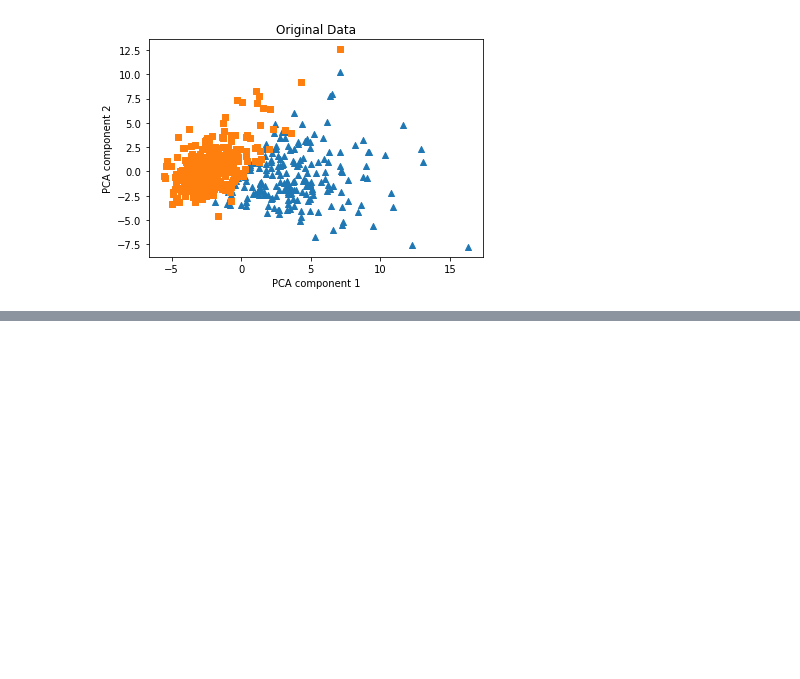
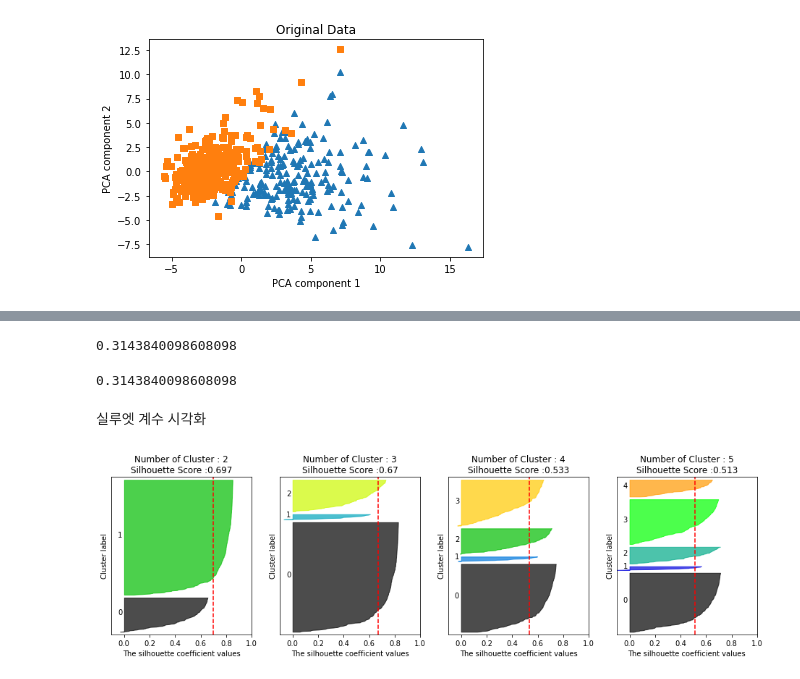
Before and after one commit to kvvonhyuntae/03.-MachineLearning-2021.11-, a Jupyter notebook: 05.차원축소/Breast_Cancer.ipynb, the cells around one changed output, grey strips where cells are left out. Cells and saved outputs as stored; diff of their text form; code cells hidden in the pictures; blank space fills up the shorter version.

```diff
--- a/05.차원축소/Breast_Cancer.ipynb
+++ b/05.차원축소/Breast_Cancer.ipynb
@@ -235,0 +258,15 @@ plt.show()
+# %%
+df['실루엣 계수'].mean()
+# %% [output]
+0.3143840098608098
+# %%
+silhouette_score(cencer_std, df.cluster)
+# %% [output]
+0.3143840098608098
+# %% [markdown]
+실루엣 계수 시각화
+# %%
+from visualize import visualize_silhouette
+visualize_silhouette([2,3,4,5], cencer.data)
+# %% [output]
+[figure, added]
```
Also changed, not shown: parts of 8 cells of this notebook.
